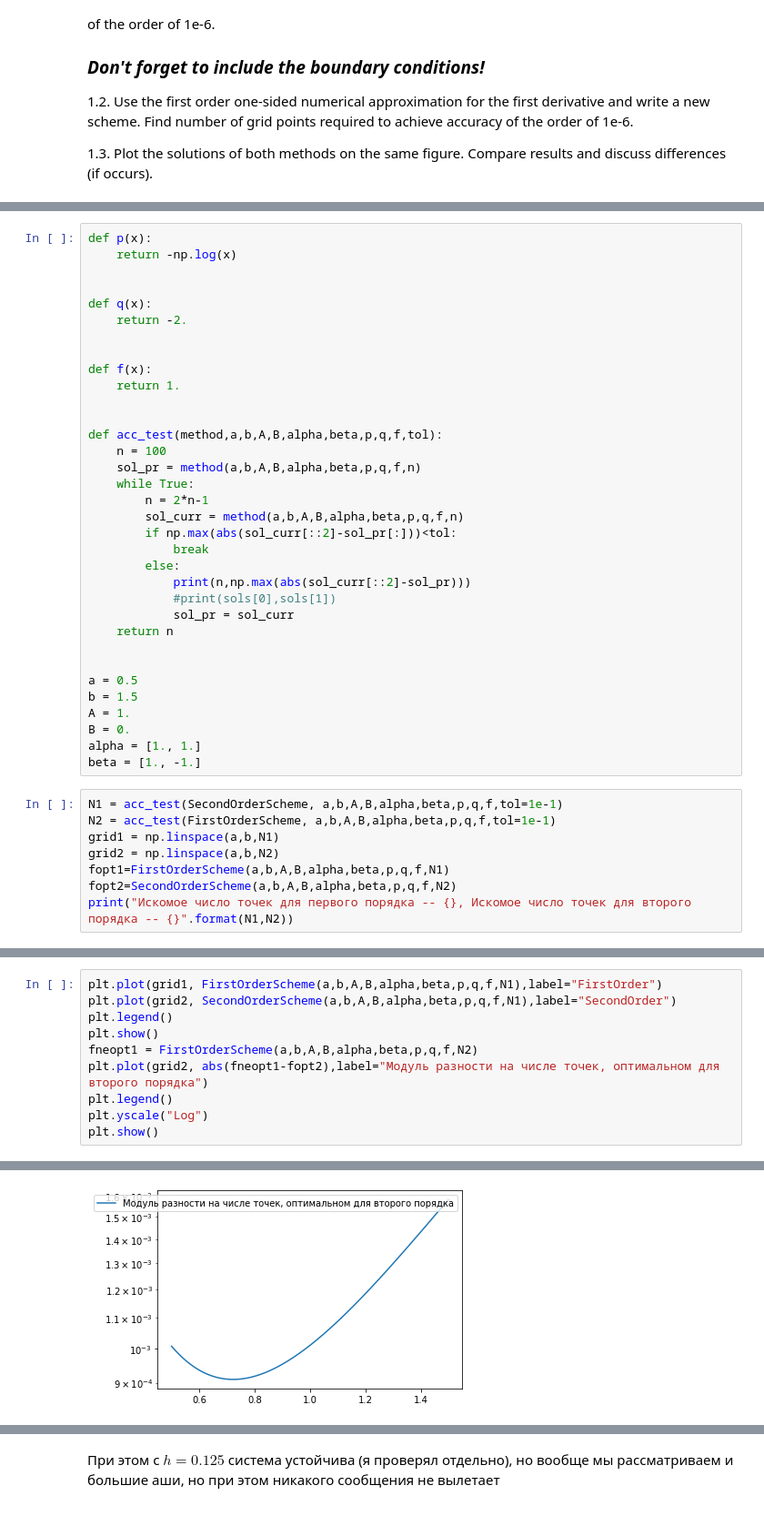
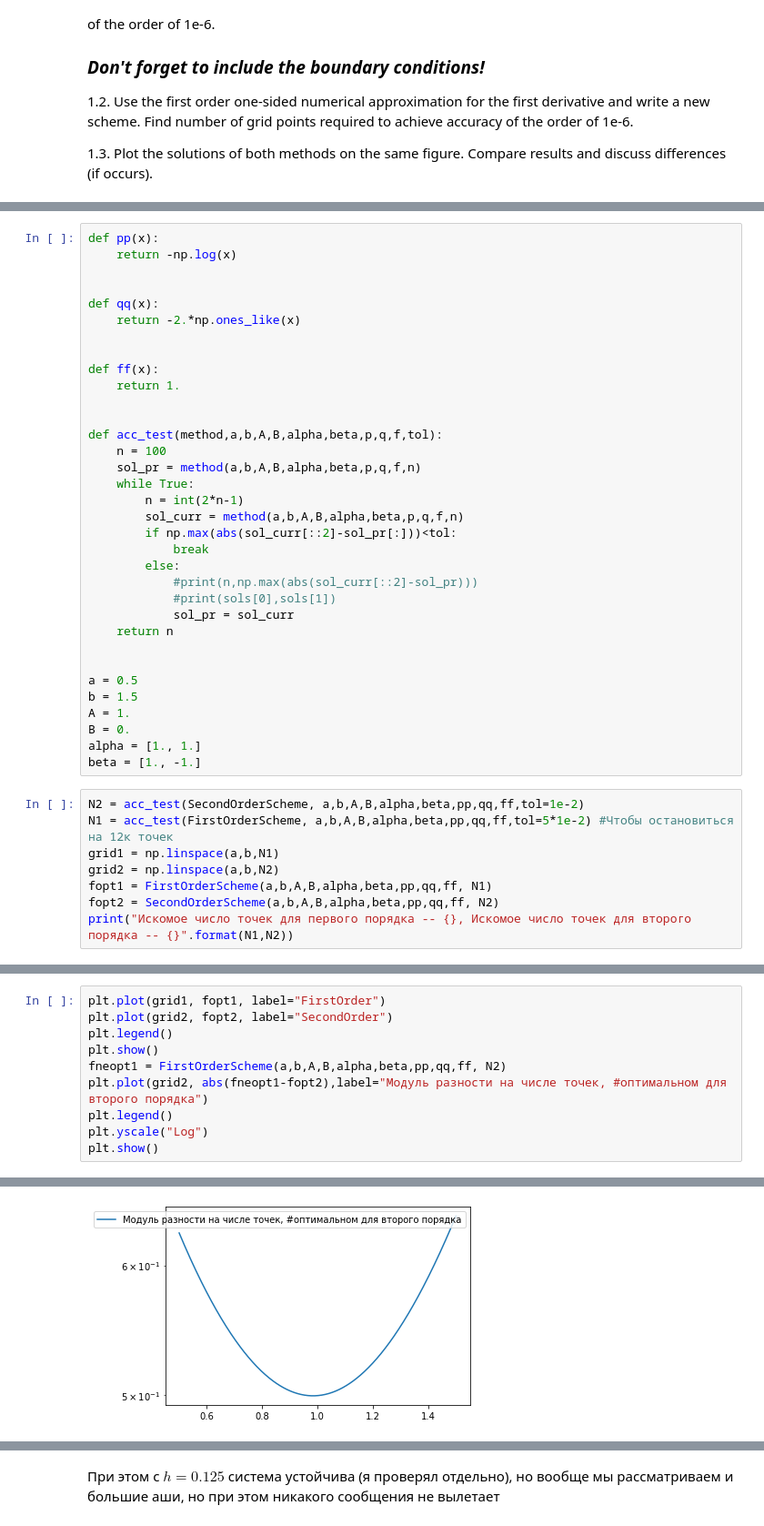
Before and after one commit to arpolkin/CP2020, a Jupyter notebook: week_10_boundary_value_problem.ipynb, the cells around one changed output, grey strips where cells are left out. Shown at 91% size. Drawn from its saved outputs; the diff is of its cells as text.

```diff
--- a/week_10_boundary_value_problem.ipynb
+++ b/week_10_boundary_value_problem.ipynb
@@ -116,13 +173,13 @@ def FirstOrderScheme(a,b,A,B,alpha,beta,p,q,f,n=100):
 # %%
-def p(x):
+def pp(x):
     return -np.log(x)
 
 
-def q(x):
-    return -2.
+def qq(x):
+    return -2.*np.ones_like(x)
 
 
-def f(x):
+def ff(x):
     return 1.
 
 
@@ -130,12 +187,12 @@ def acc_test(method,a,b,A,B,alpha,beta,p,q,f,tol):
     n = 100
     sol_pr = method(a,b,A,B,alpha,beta,p,q,f,n)
     while True:
-        n = 2*n-1
+        n = int(2*n-1)
         sol_curr = method(a,b,A,B,alpha,beta,p,q,f,n)
         if np.max(abs(sol_curr[::2]-sol_pr[:]))<tol:
             break
         else:
-            print(n,np.max(abs(sol_curr[::2]-sol_pr)))
+            #print(n,np.max(abs(sol_curr[::2]-sol_pr)))
             #print(sols[0],sols[1])
             sol_pr = sol_curr
     return n
@@ -148,11 +205,11 @@ B = 0.
 alpha = [1., 1.]
 beta = [1., -1.]
 # %%
-N1 = acc_test(SecondOrderScheme, a,b,A,B,alpha,beta,p,q,f,tol=1e-1)
-N2 = acc_test(FirstOrderScheme, a,b,A,B,alpha,beta,p,q,f,tol=1e-1)
+N2 = acc_test(SecondOrderScheme, a,b,A,B,alpha,beta,pp,qq,ff,tol=1e-2)
+N1 = acc_test(FirstOrderScheme, a,b,A,B,alpha,beta,pp,qq,ff,tol=5*1e-2) #Чтобы остановиться на 12к точек
 grid1 = np.linspace(a,b,N1)
 grid2 = np.linspace(a,b,N2)
-fopt1=FirstOrderScheme(a,b,A,B,alpha,beta,p,q,f,N1)
-fopt2=SecondOrderScheme(a,b,A,B,alpha,beta,p,q,f,N2)
+fopt1 = FirstOrderScheme(a,b,A,B,alpha,beta,pp,qq,ff, N1)
+fopt2 = SecondOrderScheme(a,b,A,B,alpha,beta,pp,qq,ff, N2)
 print("Искомое число точек для первого порядка -- {}, Искомое число точек для второго порядка -- {}".format(N1,N2))
 # %% [output]
@@ -168,10 +217,10 @@ print("Искомое число точек для первого порядка
 # %%
-plt.plot(grid1, FirstOrderScheme(a,b,A,B,alpha,beta,p,q,f,N1),label="FirstOrder")
-plt.plot(grid2, SecondOrderScheme(a,b,A,B,alpha,beta,p,q,f,N1),label="SecondOrder")
+plt.plot(grid1, fopt1, label="FirstOrder")
+plt.plot(grid2, fopt2, label="SecondOrder")
 plt.legend()
 plt.show()
-fneopt1 = FirstOrderScheme(a,b,A,B,alpha,beta,p,q,f,N2)
-plt.plot(grid2, abs(fneopt1-fopt2),label="Модуль разности на числе точек, оптимальном для второго порядка")
+fneopt1 = FirstOrderScheme(a,b,A,B,alpha,beta,pp,qq,ff, N2)
+plt.plot(grid2, abs(fneopt1-fopt2),label="Модуль разности на числе точек, #оптимальном для второго порядка")
 plt.legend()
 plt.yscale("Log")
 plt.show()
@@ -180 +229 @@ plt.show()
-[figure, old version]
+[figure, new version]
```
Also changed, not shown: parts of 11 cells of this notebook.
